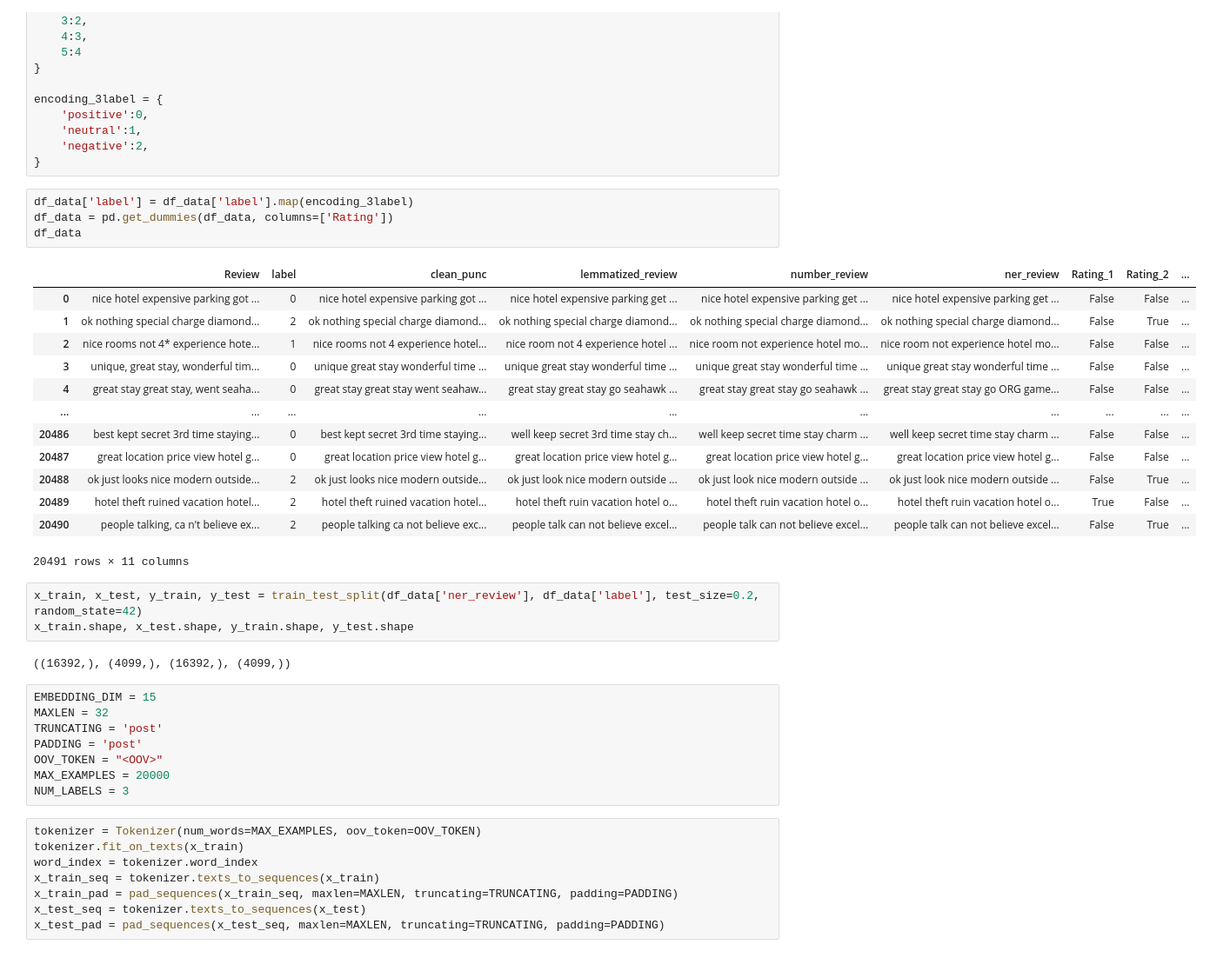
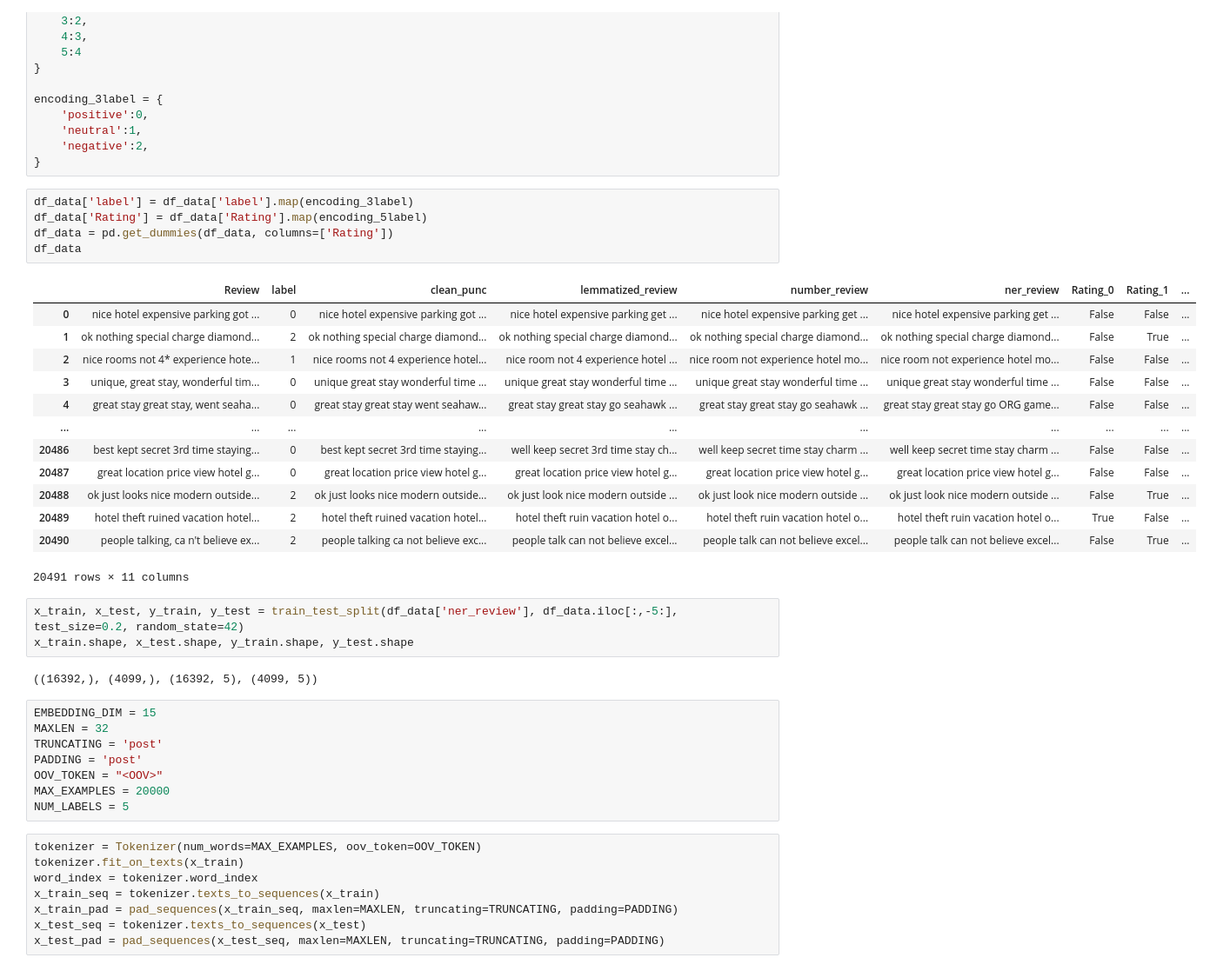
Before and after one commit to mausneg/Aspect-Based-Sentiment-Analysis-Hotel-Review, a Jupyter notebook: model_2.ipynb, the cells around one changed output. Shown at 87% size. Drawn from its saved outputs; the diff is of its cells as text.

```diff
--- a/model_2.ipynb
+++ b/model_2.ipynb
@@ -94,10 +94,11 @@ encoding_3label = {
 }
 # %%
 df_data['label'] = df_data['label'].map(encoding_3label)
+df_data['Rating'] = df_data['Rating'].map(encoding_5label)
 df_data = pd.get_dummies(df_data, columns=['Rating'])
 df_data
 # %% [output]
-|  | Review | label | clean_punc | lemmatized_review | number_review | ner_review | Rating_1 | Rating_2 | ... |
+|  | Review | label | clean_punc | lemmatized_review | number_review | ner_review | Rating_0 | Rating_1 | ... |
 | 0 | nice hotel expensive parking got ... | 0 | nice hotel expensive parking got ... | nice hotel expensive parking get ... | nice hotel expensive parking get ... | nice hotel expensive parking get ... | False | False | ... |
 | 1 | ok nothing special charge diamond... | 2 | ok nothing special charge diamond... | ok nothing special charge diamond... | ok nothing special charge diamond... | ok nothing special charge diamond... | False | True | ... |
 | 2 | nice rooms not 4* experience hote... | 1 | nice rooms not 4 experience hotel... | nice room not 4 experience hotel ... | nice room not experience hotel mo... | nice room not experience hotel mo... | False | False | ... |
@@ -111,10 +112,10 @@ df_data
 | 20490 | people talking, ca n't believe ex... | 2 | people talking ca not believe exc... | people talk can not believe excel... | people talk can not believe excel... | people talk can not believe excel... | False | True | ... |
 20491 rows × 11 columns
 # %%
-x_train, x_test, y_train, y_test = train_test_split(df_data['ner_review'], df_data['label'], test_size=0.2, random_state=42)
+x_train, x_test, y_train, y_test = train_test_split(df_data['ner_review'], df_data.iloc[:,-5:], test_size=0.2, random_state=42)
 x_train.shape, x_test.shape, y_train.shape, y_test.shape
 # %% [output]
-((16392,), (4099,), (16392,), (4099,))
+((16392,), (4099,), (16392, 5), (4099, 5))
 # %%
 EMBEDDING_DIM = 15
 MAXLEN = 32
@@ -122,7 +123,7 @@ TRUNCATING = 'post'
 PADDING = 'post'
 OOV_TOKEN = "<OOV>"
 MAX_EXAMPLES = 20000
-NUM_LABELS = 3
+NUM_LABELS = 5
 # %%
 tokenizer = Tokenizer(num_words=MAX_EXAMPLES, oov_token=OOV_TOKEN)
 tokenizer.fit_on_texts(x_train)
```
Also changed, not shown: parts of 9 cells of this notebook, 10 other files.
